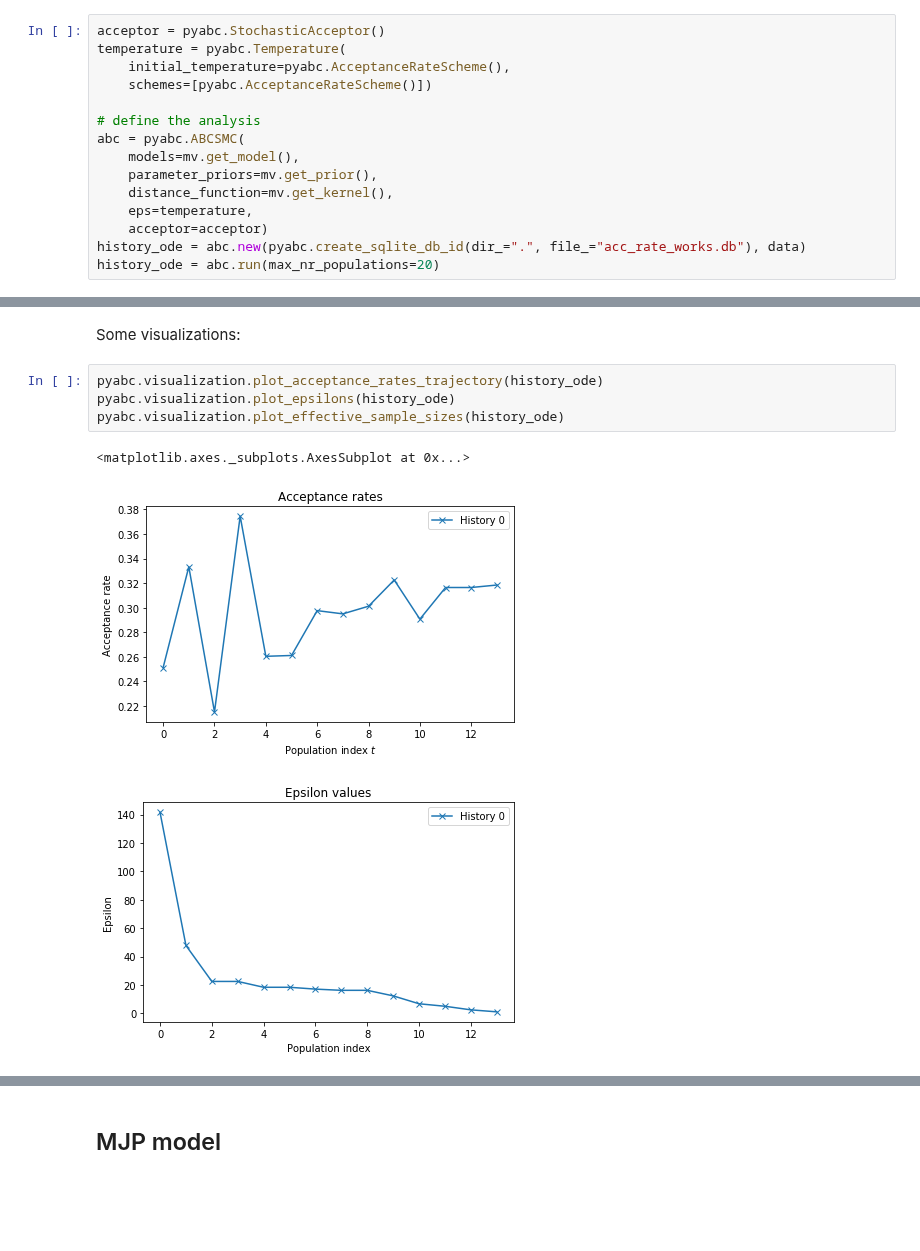
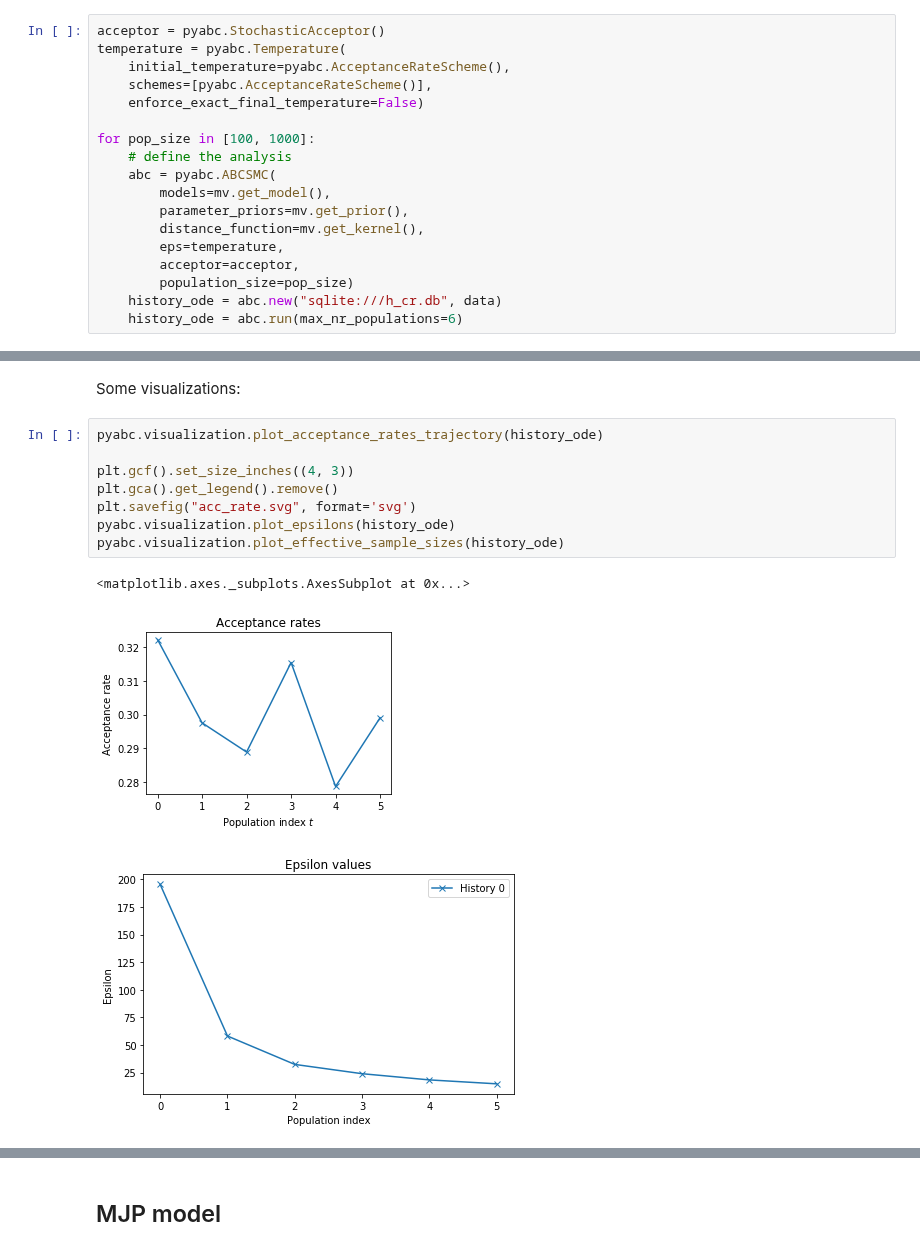
Before and after one commit to yannikschaelte/Study-ABC-Noise, a Jupyter notebook: study_abc_noise/acceptance_rate/acc_rate_works.ipynb, the cells around one changed output, grey strips where cells are left out. Drawn from its saved outputs; the diff is of its cells as text; blank space fills up the shorter version.

```diff
--- a/study_abc_noise/acceptance_rate/acc_rate_works.ipynb
+++ b/study_abc_noise/acceptance_rate/acc_rate_works.ipynb
@@ -44,15 +44,18 @@ Now let's run it:
 acceptor = pyabc.StochasticAcceptor()
 temperature = pyabc.Temperature(
     initial_temperature=pyabc.AcceptanceRateScheme(),
-    schemes=[pyabc.AcceptanceRateScheme()])
+    schemes=[pyabc.AcceptanceRateScheme()],
+    enforce_exact_final_temperature=False)
 
-# define the analysis
-abc = pyabc.ABCSMC(
-    models=mv.get_model(),
-    parameter_priors=mv.get_prior(),
-    distance_function=mv.get_kernel(),
-    eps=temperature,
-    acceptor=acceptor)
-history_ode = abc.new(pyabc.create_sqlite_db_id(dir_=".", file_="acc_rate_works.db"), data)
-history_ode = abc.run(max_nr_populations=20)
+for pop_size in [100, 1000]:
+    # define the analysis
+    abc = pyabc.ABCSMC(
+        models=mv.get_model(),
+        parameter_priors=mv.get_prior(),
+        distance_function=mv.get_kernel(),
+        eps=temperature,
+        acceptor=acceptor,
+        population_size=pop_size)
+    history_ode = abc.new("sqlite:///h_cr.db", data)
+    history_ode = abc.run(max_nr_populations=6)
 # %% [output]
@@ -77,9 +80,13 @@ INFO:History:Done <ABCSMC(id=103, start_time=2019-11-17 19:19:41.683004, end_tim
 Some visualizations:
 # %%
 pyabc.visualization.plot_acceptance_rates_trajectory(history_ode)
+
+plt.gcf().set_size_inches((4, 3))
+plt.gca().get_legend().remove()
+plt.savefig("acc_rate.svg", format='svg')
 pyabc.visualization.plot_epsilons(history_ode)
 pyabc.visualization.plot_effective_sample_sizes(history_ode)
 # %% [output]
 <matplotlib.axes._subplots.AxesSubplot at 0x...>
-[figure, old version]
+[figure, new version]
-[figure, old version]
+[figure, new version]
```
Also changed, not shown: parts of 12 cells of this notebook.
